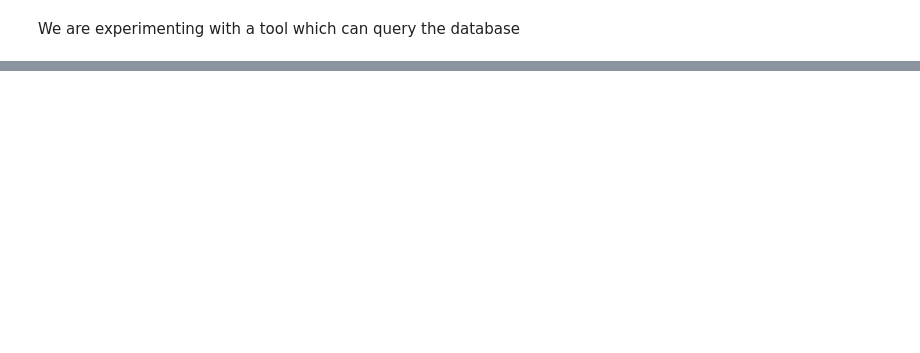
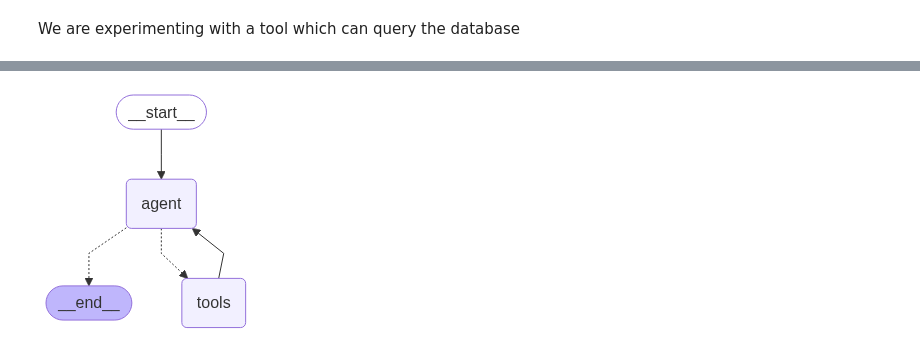
Before and after one commit to bhargavtungala/genai, a Jupyter notebook: crm_agent/experiments/databasetools.ipynb, the cells around one changed output, grey strips where cells are left out. Saved outputs shown, nothing was run; the diff lists cells and outputs as text; code cells hidden in the pictures; blank space fills up the shorter version.

```diff
--- a/crm_agent/experiments/databasetools.ipynb
+++ b/crm_agent/experiments/databasetools.ipynb
@@ -42,0 +70,3 @@ emails
+# %%
+from langchain_community.utilities.sql_database import SQLDatabase
+database = SQLDatabase(engine)
@@ -42,0 +92,16 @@ emails
+# %%
+model_id="gemini-2.5-flash-preview-05-20"
+llm = init_chat_model(model=model_id,  model_provider="google_vertexai")
+# %%
+from langchain_community.agent_toolkits.sql.toolkit import SQLDatabaseToolkit
+
+toolkit = SQLDatabaseToolkit(db=database, llm=llm)
+# %%
+from langgraph.prebuilt import create_react_agent
+
+agent_executor = create_react_agent(llm, toolkit.get_tools())
+# %%
+from utils import draw_graph
+draw_graph(agent_executor)
+# %% [output]
+[figure, added]
```
Also changed, not shown: parts of 38 cells of this notebook.
